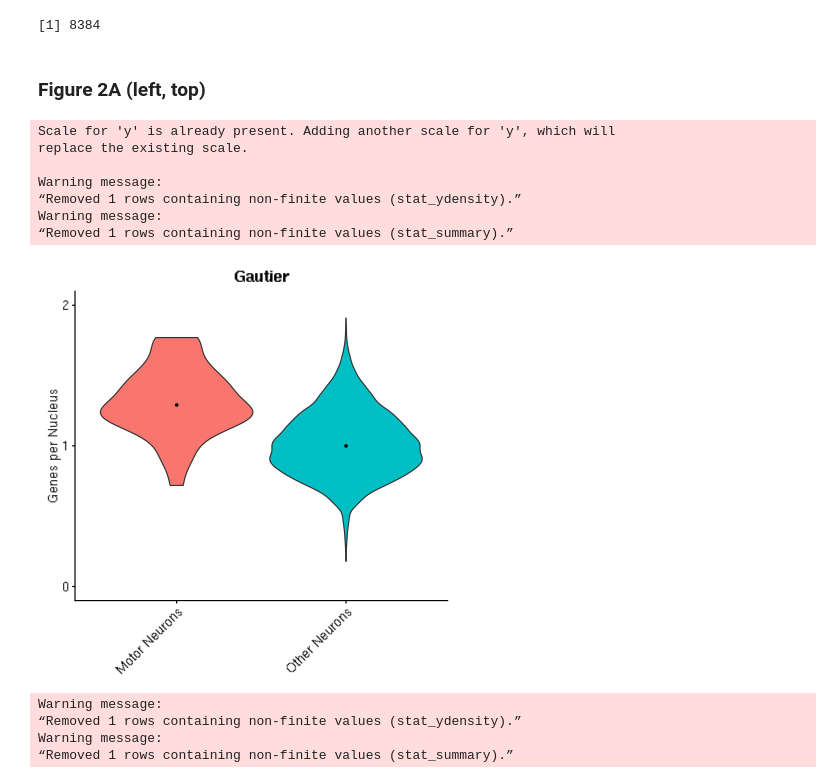
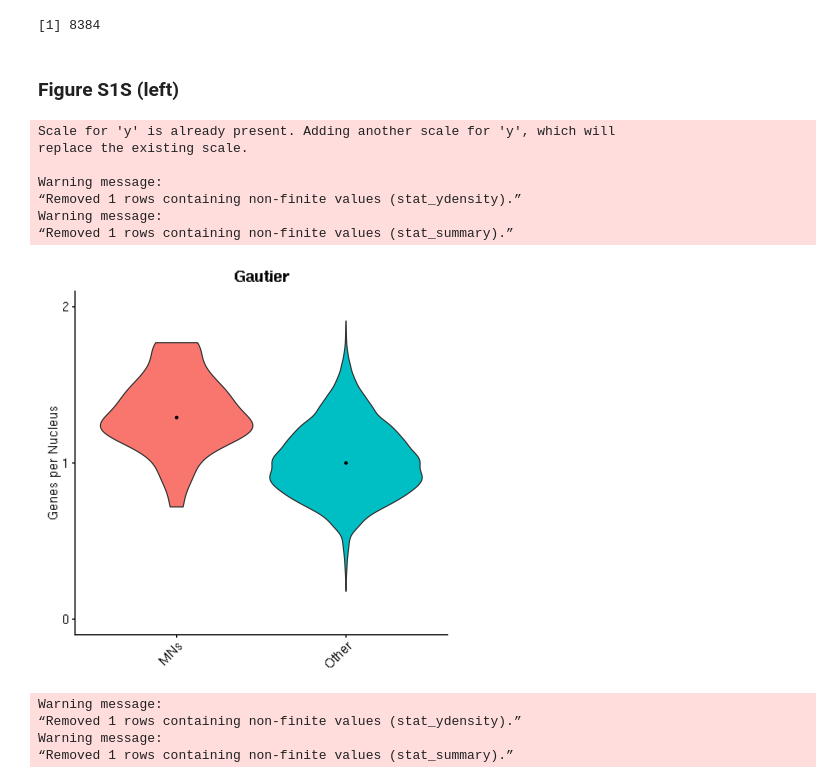
Before and after one commit to neurojacob/Gautier_Blum_2023, a Jupyter notebook: 1. Gautier snRNA-seq.ipynb, the cells around one changed output. Cells and saved outputs as stored; diff of their text form; code cells hidden in the pictures.

```diff
--- a/Matters Arising - Prepare Gautier data.ipynb
+++ b/1. Gautier snRNA-seq.ipynb
@@ -54,7 +75,7 @@ make_volcano_plot <- function(data, labeled_pts, labeled_genes=c(), p_val_cutoff
         geom_label_repel(data = top_genes, mapping = aes(avg_log2FC, -log(p_val_adj,10), label = gene),
                         size = 4, max.overlaps=18)+
         xlim(-x_scale,x_scale)+
-        xlab(expression("log"[2]*"FC")) +
+        xlab(expression("Avg. log"[2]*"FC")) +
         ylab(expression("-log"[10]*"(p adj)")) +
         scale_color_manual(values = c("dodgerblue3", "gray50", "firebrick3")) +
         guides(colour = guide_legend(override.aes = list(size=1.5)))  +
@@ -346,24 +514,26 @@ filter(gautier_neurons@meta.data, motor_neuron == "Motor Neurons") %>% {median(.
 # %%
 gautier_neurons$norm_nFeature_RNA = gautier_neurons$nFeature_RNA/median_nFeature
 # %% [markdown]
-### Figure 2A (left, top)
+### Figure S1S (left)
+# %%
+gautier_neurons$label <- ifelse(gautier_neurons$motor_neuron == "Motor Neurons", yes = "MNs", no = "Other")
 # %%
-gautier_norm_nFeature_RNA <- VlnPlot(gautier_neurons, group.by = "motor_neuron", features = "norm_nFeature_RNA", pt.size = 0) +
+gautier_norm_nFeature_RNA <- VlnPlot(gautier_neurons, group.by = "label", features = "norm_nFeature_RNA", pt.size = 0) +
   labs(title = "Gautier", y = "Genes per Nucleus") + NoLegend() + FontSize(
   x.text = 15,
   y.text = 15,
   y.title = 15,
   main = 18,
 ) + scale_y_continuous(limits = c(0,2), breaks=c(0,1,2)) + stat_summary(fun = median, geom='point', size = 1) + theme(axis.title.x = element_blank())
 
 gautier_norm_nFeature_RNA
 # %% [output]
 Scale for 'y' is already present. Adding another scale for 'y', which will
 replace the existing scale.
 
 Warning message:
 “Removed 1 rows containing non-finite values (stat_ydensity).”
 Warning message:
 “Removed 1 rows containing non-finite values (stat_summary).”
-[figure, old version]
+[figure, new version]
 # %%
```
Also changed, not shown: parts of 50 cells of this notebook, 6 other files.
